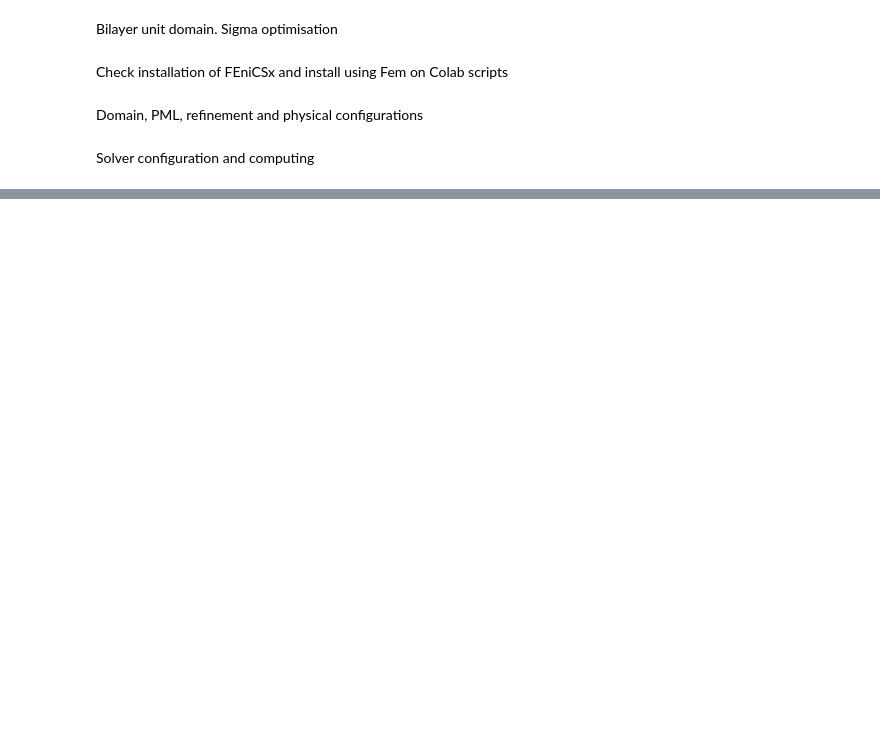
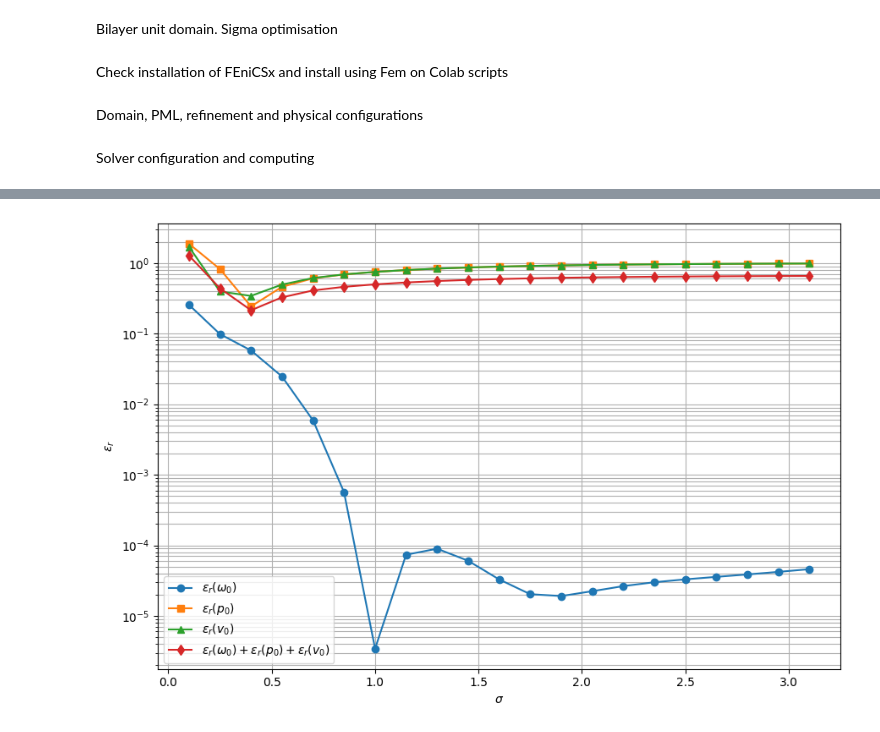
Before and after one commit to sararecondo/HPR-1D, a Jupyter notebook: rel_error_eign+eigv/two target/1D-Optimization-single-mesh.ipynb, the cells around one changed output, grey strips where cells are left out. Drawn from its saved outputs; the diff is of its cells as text; code cells hidden in the pictures; blank space fills up the shorter version.

```diff
--- a/rel_error_eign+eigv/two target/1D-Optimization-single-mesh.ipynb
+++ b/rel_error_eign+eigv/two target/1D-Optimization-single-mesh.ipynb
@@ -226,7 +228,7 @@ def assign_eigenvector_to_functions(vrA, p_h, v_h, dof):
 
     return p_h, v_h
 # %%
-def get_exact_eigenpair(selected_index, Q, V, x_hat, sigma_x, gamma_x):
+def get_exact_eigenpair(selected_index, Q, V, x_hat):
     exact_physical_eigs_function= lambda n: vel_media_1 / l_inner * np.arctan(-1j * (vel_media_2 * rho_media_2) / (vel_media_1 * rho_media_1))+ n * np.pi * vel_media_1 / l_inner
     w=exact_physical_eigs_function(selected_index)
 
@@ -242,18 +244,13 @@ def get_exact_eigenpair(selected_index, Q, V, x_hat, sigma_x, gamma_x):
     # Función de presión completa
     p = lambda x: np.where(x[0] >= l_inner, p_2(x), p_1(x))
 
-
-    sigma_x_function_cond= lambda x: np.where(x[0]<Lx, x[0]*0., sigma_x(x))
-
     # Velocidad en el primer medio
     def v_1(x):
-        return (1/(-1j*w)) * (w / vel_media_1) * np.cos(w * x[0] / vel_media_1)
+        return ((-1j/(rho_media_1*vel_media_1)) * np.cos(w * x[0] / vel_media_1))
 
     # Velocidad en el segundo medio, continua con la interfaz
     def v_2(x):
-        factor_interfaz = -np.sin(-w * l_inner / vel_media_1) * (1j * w / vel_media_2) * gamma_x(x, w)[0]
-        denom = -1j*w + sigma_x_function_cond(x)*rho_media_1
-        return (1/denom) * factor_interfaz * np.exp(1j * w / vel_media_2 * (x_hat(x,w) - l_inner))
+        return p_1([l_inner])/(rho_media_2*vel_media_2) * np.exp(1j * w / vel_media_2 * (x_hat(x, w) - l_inner))
 
     # Función de velocidad completa
     v = lambda x: np.where(x[0] >= l_inner, v_2(x), v_1(x))
@@ -579,3 +667,46 @@ def plot_mode_sigma(eig, sigma_i, k, bb):
     fig.suptitle(f"Sigma {pml_profile} | Modo {eig} | $\omega_{{ex}}$= {eig_exact} |$\omega_h$= {eig_approx} | sigma = {sigma_i}")
     plt.tight_layout()
     plt.show()
+# %%
+eigenvalue=0
+import numpy as np
+import matplotlib.pyplot as plt
+
+sigmas = []
+err_eig = []
+err_p = []
+err_v = []
+err_total = []
+
+for sigma_i in sigma_sweep:
+    data = results_sigma[sigma_i][eigenvalue]
+
+    # índice do modo con menor erro total
+    j_min = np.argmin(data['err_total'])
+
+    sigmas.append(sigma_i)
+    err_eig.append(data['err_eig'])
+    err_p.append(data['err_p'])
+    err_v.append(data['err_v'])
+    err_total.append(data['err_total'])
+
+sigmas = np.array(sigmas)
+
+# Plot
+fig, ax = plt.subplots(figsize=(9, 6))
+
+ax.plot(sigmas, err_eig, marker='o', label=rf'$\epsilon_r(\omega_{eigenvalue})$')
+ax.plot(sigmas, err_p, marker='s', label=rf'$\epsilon_r(p_{eigenvalue})$')
+ax.plot(sigmas, err_v, marker='^', label=rf'$\epsilon_r(v_{eigenvalue})$')
+ax.plot(sigmas, err_total, marker='d', label=rf'$\epsilon_r(\omega_{eigenvalue})+\epsilon_r(p_{eigenvalue})+\epsilon_r(v_{eigenvalue})$')
+
+ax.set_xlabel(r'$\sigma$')
+ax.set_ylabel('$\epsilon_r$')
+ax.set_yscale('log')
+ax.grid(True, which='both')
+ax.legend()
+
+plt.tight_layout()
+plt.show()
+# %% [output]
+[figure, added]
```
Also changed, not shown: parts of 11 cells of this notebook, 1 other file.
